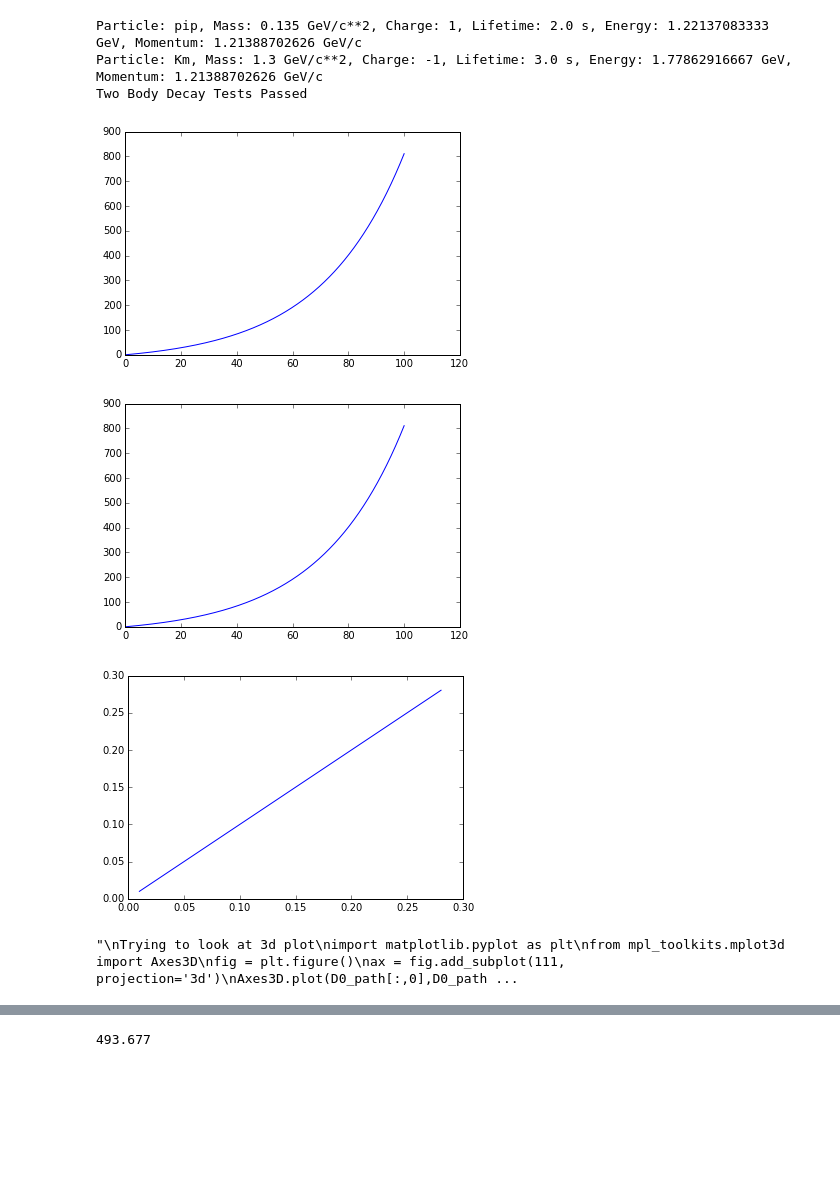
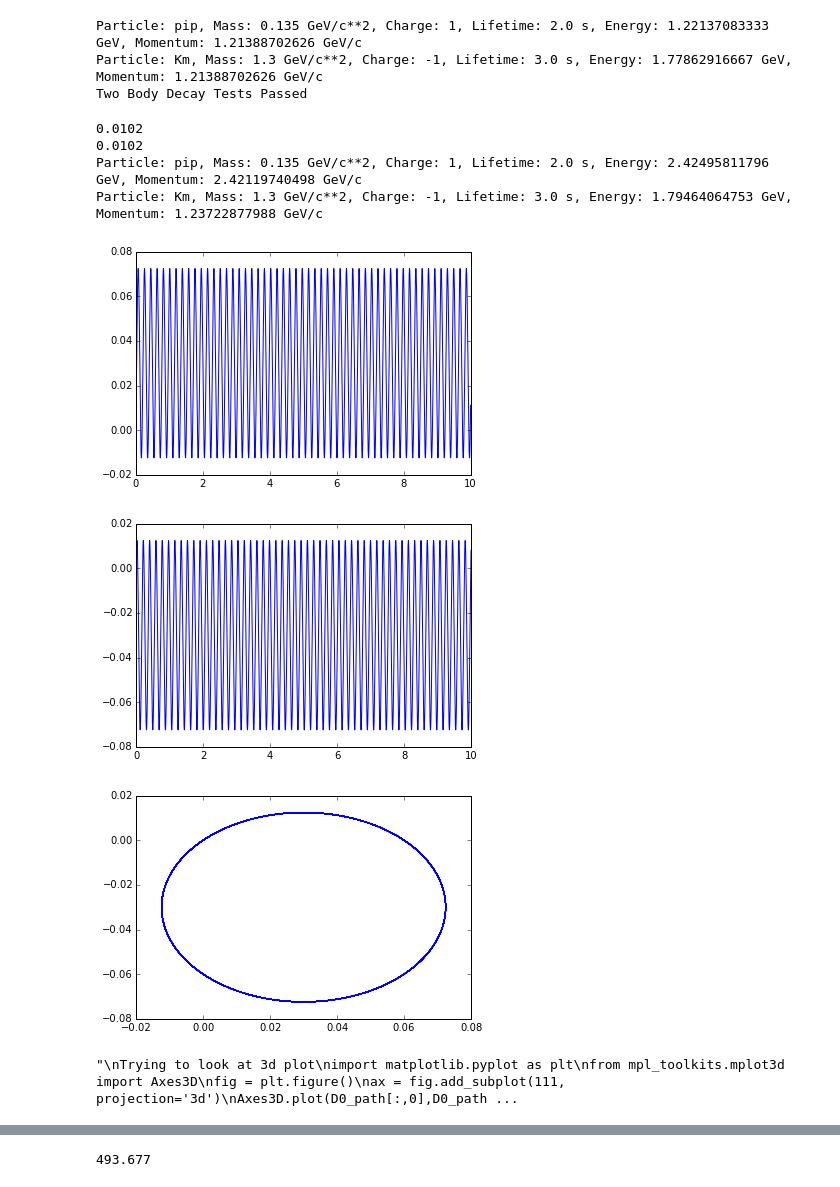
Before and after one commit to pitt1321-2161/Particle_Accelerator_Simulation, a Jupyter notebook: particle_class.ipynb, the cells around one changed output, grey strips where cells are left out. Cells and saved outputs as stored; diff of their text form; code cells hidden in the pictures; blank space fills up the shorter version.

Commit message:
Some Fixes
Fixed path function to work for charged particles. Lorentz boost
function appears to be working now.

```diff
--- a/particle_class.ipynb
+++ b/particle_class.ipynb
@@ -104,7 +104,7 @@ class Particle:
         return np.sqrt(self.__p**2+self.__m**2)
 
     def array(self):
-        return [self.__x[0], self.__vx[0], self.__y[0], self.__vy[0], self.__z[0], self.__vz[0], self.__m, self.__q]
+        return [self.__x[-1], self.__vx[-1], self.__y[-1], self.__vy[-1], self.__z[-1], self.__vz[-1], self.__m, self.__q]
 
     def __str__(self):
         return 'Particle: {}, Mass: {} GeV/c**2, Charge: {}, Lifetime: {} s, Energy: {} GeV, Momentum: {} GeV/c'.format(
@@ -296,14 +292,14 @@ Particle: pip, Mass: 0.135 GeV/c**2, Charge: 1, Lifetime: 2.0 s, Energy: 1.22137
 Particle: Km, Mass: 1.3 GeV/c**2, Charge: -1, Lifetime: 3.0 s, Energy: 1.77862916667 GeV, Momentum: 1.21388702626 GeV/c
 Two Body Decay Tests Passed
 # %%
-def boost(parent):
+def boost(parent, daughter):
     '''
     Performs a Lorentz Boost into the rest frame of a particle. Use on daughters to get from C.o.M. frame to Lab frame
 
     Inputs
     ------
     parent  -- Particle whose rest frame we want to boost to.  [Particle Object]
-
+    daughter -- Particle who is being boosted
 
     Outputs
     -------
@@ -314,20 +310,51 @@ def boost(parent):
 
     '''
 
-    betax = parent.px() / parent.e()
-    betay = parent.py() / parent.e()
-    betaz = parent.pz() / parent.e()
+    name = daughter.name()
+    m = daughter.mass()
+    q = daughter.charge()
+    t = daughter.lifetime()
+
+    betax = parent.px()[-1] / parent.e()
+    betay = parent.py()[-1] / parent.e()
+    betaz = parent.pz()[-1] / parent.e()
     beta2 = betax*betax + betay*betay + betaz*betaz
-    gamma = 1.0/sqrt(1.0-beta2)
-    dot   = betax*px + betay*py + betaz*pz
-    prod  = gamma*( gamma*dot/(1.0+gamma) + E )
+    gamma = 1.0/np.sqrt(1.0-beta2)
+    dot   = betax*daughter.px()[-1] + betay*daughter.py()[-1] + betaz*daughter.pz()[-1]
+    prod  = gamma*( gamma*dot/(1.0+gamma) + daughter.e() )
 
-    pX = px + betax*prod
-    pY = py + betay*prod
-    pZ = pz + betaz*prod
-    e  = gamma*(E + dot)
+    pX = daughter.px()[-1] + betax*prod
+    pY = daughter.py()[-1] + betay*prod
+    pZ = daughter.pz()[-1] + betaz*prod
+    e  = gamma*(daughter.e() + dot)
 
-    # Not Sure How To Test This Yet
+    vX = [pX / (m*daughter.gamma())]
+    vY = [pY / (m*daughter.gamma())]
+    vZ = [pZ / (m*daughter.gamma())]
+
+    X = [parent.x()[-1]]
+    Y = [parent.y()[-1]]
+    Z = [parent.z()[-1]]
+
+    daughter = Particle(name,X,Y,Z,vX,vY,vZ,m,q,t)
+
+    return daughter
+
+D0 = Particle('D0',[1,5],[1,4],[1,8],[.01],[.1],[.01],3.0,0,1.1)
+pi_plus = Particle('pip',[0],[0],[0],[.01],[.01],[.01],.135,1,2.0)
+K_minus = Particle('Km',[0],[0],[0],[.01],[.01],[.01],1.3,-1,3.0)
+
+D0, pi_plus, K_minus = two_body_decay(D0,pi_plus,K_minus)
+
+pi_plus = boost(D0,pi_plus)
+K_minus = boost(D0, K_minus)
+print(pi_plus)
+print(K_minus)
+# %% [output]
+0.0102
+0.0102
+Particle: pip, Mass: 0.135 GeV/c**2, Charge: 1, Lifetime: 2.0 s, Energy: 2.42495811796 GeV, Momentum: 2.42119740498 GeV/c
+Particle: Km, Mass: 1.3 GeV/c**2, Charge: -1, Lifetime: 3.0 s, Energy: 1.79464064753 GeV, Momentum: 1.23722877988 GeV/c
 # %%
 import scipy
 from scipy import integrate
@@ -339,46 +366,41 @@ import matplotlib.pyplot as plt
 # dy/dt = vy
 # dvy/dt = vy*q*B/m
 # dz/dt = vz
 # dvz/dt = vz*q*B/m
 
 def path(particle,t,B=1):
     x,vx,y,vy,z,vz,m,q = particle[0],particle[1],particle[2],particle[3],particle[4],particle[5],particle[6],particle[7]
     # force on charged particle = q*vperp*B
     # Our B field is in the x direction
-    a = q*np.sqrt(vy**2+vz**2)*B/m
-    # th = np.arctan(vz/vy)
-    r = np.sqrt(vy**2+vz**2)
-    return np.array([vx, 0, vy, vy*q*B/m, vz, vz*q*B/m])
+    return np.array([vx, 0, vy, vz*q*B/m, vz, -vy*q*B/m])
 
-D_plus = Particle('D+',[0],[0],[0],[.01],[.01],[.01],3.0,.001,1.1)
+D_plus = Particle('D+',[0],[0],[0],[.01],[.01],[.01],3.0,1,1.1)
 #print(D0.x())
-t_array = np.linspace(0,10000,100000)
+t_array = np.linspace(0,1000,100000)
 
 D_plus_path = scipy.integrate.odeint(path, D_plus.array(), t_array)
 
-#plt.plot(t_array, D0_path[:,0])
+
 
 plt.plot(D_plus_path[:,0],D_plus_path[:,2])
 plt.show()
 plt.plot(D_plus_path[:,0],D_plus_path[:,4])
 plt.show()
-plt.plot(D_plus_path[:,5],D_plus_path[:,3])
+plt.plot(D_plus_path[:,2],D_plus_path[:,4])
 plt.show()
 
 '''
 Trying to look at 3d plot
 import matplotlib.pyplot as plt
 from mpl_toolkits.mplot3d import Axes3D
 fig = plt.figure()
 ax = fig.add_subplot(111, projection='3d')
 Axes3D.plot(D0_path[:,0],D0_path[:,2],zs=D0_path[:,4])
 '''
-# Charged particles not going in circles means that something is wrong
-# Constantly accelerating
 # %% [output]
-[figure, old version]
+[figure, new version]
-[figure, old version]
+[figure, new version]
-[figure, old version]
+[figure, new version]
 "\nTrying to look at 3d plot\nimport matplotlib.pyplot as plt\nfrom mpl_toolkits.mplot3d import Axes3D\nfig = plt.figure()\nax = fig.add_subplot(111, projection='3d')\nAxes3D.plot(D0_path[:,0],D0_path ...
 # %%
 def neutral_particle_path_test():
```
Also changed, not shown: parts of 5 cells of this notebook.
